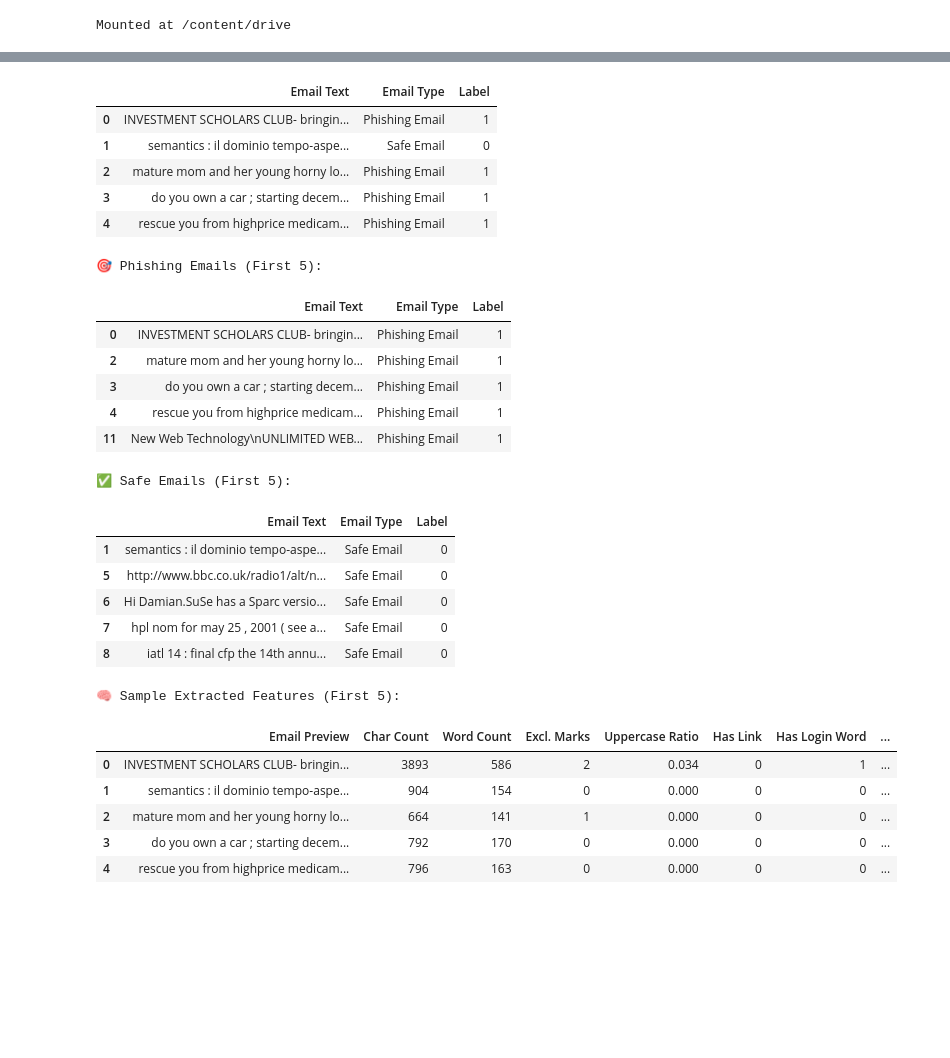
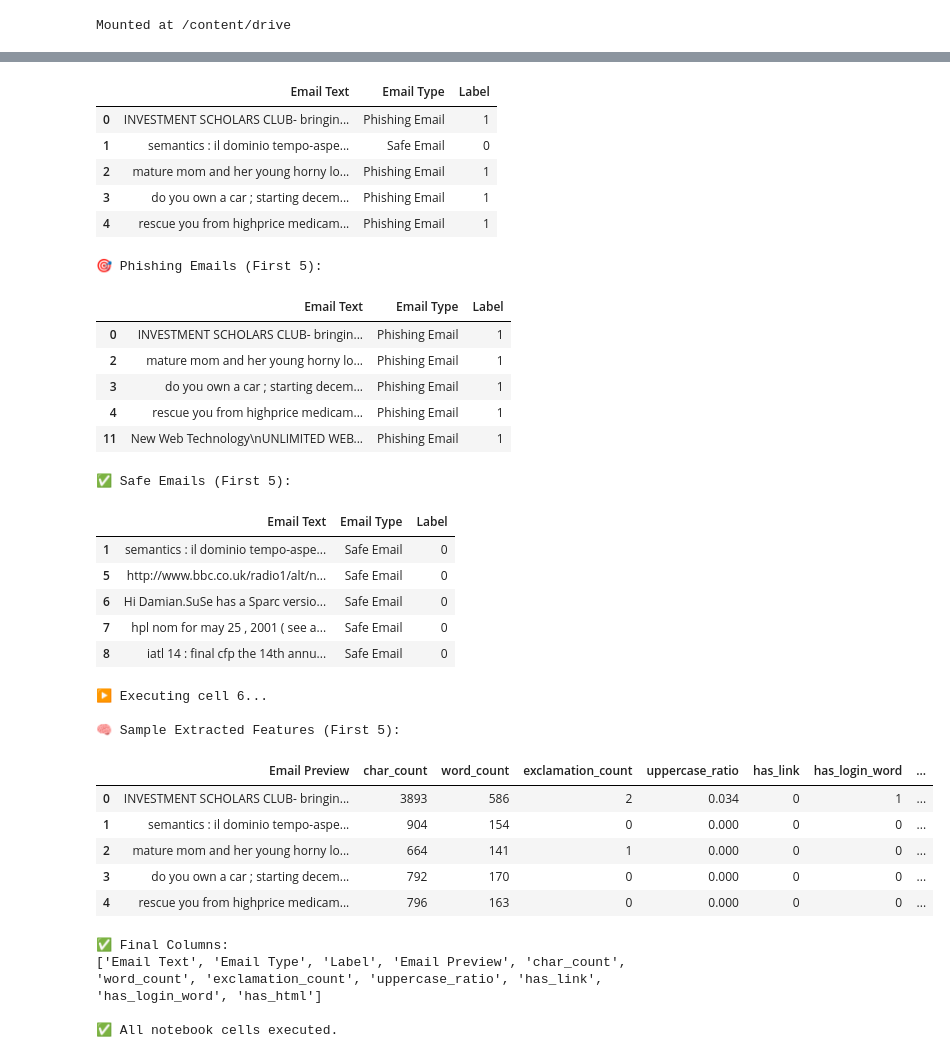
Before and after one commit to Octaxx/DLI-Assignment, a Jupyter notebook: Model_Lead_Gavin.ipynb, the cells around one changed output, grey strips where cells are left out. Saved outputs shown, nothing was run; the diff lists cells and outputs as text; code cells hidden in the pictures; blank space fills up the shorter version.

```diff
--- a/Model_Lead_Gavin.ipynb
+++ b/Model_Lead_Gavin.ipynb
@@ -10,16 +10,21 @@ import requests
 import nbformat
 from IPython import get_ipython
 
-# URL to your raw notebook file
+# Load and run DatasetCleaning.ipynb from GitHub (including Step 7)
 url = "https://raw.githubusercontent.com/Octaxx/DLI-Assignment/refs/heads/main/DatasetCleaning.ipynb"
-
-# Download and parse the notebook
 response = requests.get(url)
 notebook = nbformat.reads(response.text, as_version=4)
+ipython = get_ipython()
 
-# Run each code cell
-ipython = get_ipython()
-for cell in notebook.cells:
+print("⚙️ Running cells from DatasetCleaning.ipynb...\n")
+
+for i, cell in enumerate(notebook.cells):
     if cell.cell_type == 'code':
-        ipython.run_cell(cell.source)
+        try:
+            print(f"▶️ Executing cell {i+1}...")
+            ipython.run_cell(cell.source)
+        except Exception as e:
+            print(f"❌ Error in cell {i+1}: {e}")
+
+print("\n✅ All notebook cells executed.")
 # %% [output]
@@ -63,31 +70,37 @@ Phishing Emails   : 11322
 Safe Emails       : 11322
 ============================================================
 
 🧪 Cleaned & Balanced DataFrame (First 5 Rows):
 |  | Email Text | Email Type | Label |
 | 0 | INVESTMENT SCHOLARS CLUB- bringin... | Phishing Email | 1 |
 | 1 | semantics : il dominio tempo-aspe... | Safe Email | 0 |
 | 2 | mature mom and her young horny lo... | Phishing Email | 1 |
 | 3 | do you own a car ; starting decem... | Phishing Email | 1 |
 | 4 | rescue you from highprice medicam... | Phishing Email | 1 |
 🎯 Phishing Emails (First 5):
 |  | Email Text | Email Type | Label |
 | 0 | INVESTMENT SCHOLARS CLUB- bringin... | Phishing Email | 1 |
 | 2 | mature mom and her young horny lo... | Phishing Email | 1 |
 | 3 | do you own a car ; starting decem... | Phishing Email | 1 |
 | 4 | rescue you from highprice medicam... | Phishing Email | 1 |
 | 11 | New Web Technology\nUNLIMITED WEB... | Phishing Email | 1 |
 ✅ Safe Emails (First 5):
 |  | Email Text | Email Type | Label |
 | 1 | semantics : il dominio tempo-aspe... | Safe Email | 0 |
 | 5 | http://www.bbc.co.uk/radio1/alt/n... | Safe Email | 0 |
 | 6 | Hi Damian.SuSe has a Sparc versio... | Safe Email | 0 |
 | 7 | hpl nom for may 25 , 2001 ( see a... | Safe Email | 0 |
 | 8 | iatl 14 : final cfp the 14th annu... | Safe Email | 0 |
+▶️ Executing cell 6...
+
 🧠 Sample Extracted Features (First 5):
-|  | Email Preview | Char Count | Word Count | Excl. Marks | Uppercase Ratio | Has Link | Has Login Word | ... |
+|  | Email Preview | char_count | word_count | exclamation_count | uppercase_ratio | has_link | has_login_word | ... |
 | 0 | INVESTMENT SCHOLARS CLUB- bringin... | 3893 | 586 | 2 | 0.034 | 0 | 1 | ... |
 | 1 | semantics : il dominio tempo-aspe... | 904 | 154 | 0 | 0.000 | 0 | 0 | ... |
 | 2 | mature mom and her young horny lo... | 664 | 141 | 1 | 0.000 | 0 | 0 | ... |
 | 3 | do you own a car ; starting decem... | 792 | 170 | 0 | 0.000 | 0 | 0 | ... |
 | 4 | rescue you from highprice medicam... | 796 | 163 | 0 | 0.000 | 0 | 0 | ... |
+✅ Final Columns:
+['Email Text', 'Email Type', 'Label', 'Email Preview', 'char_count', 'word_count', 'exclamation_count', 'uppercase_ratio', 'has_link', 'has_login_word', 'has_html']
+
+✅ All notebook cells executed.
```
Also changed, not shown: parts of 2 cells of this notebook.
